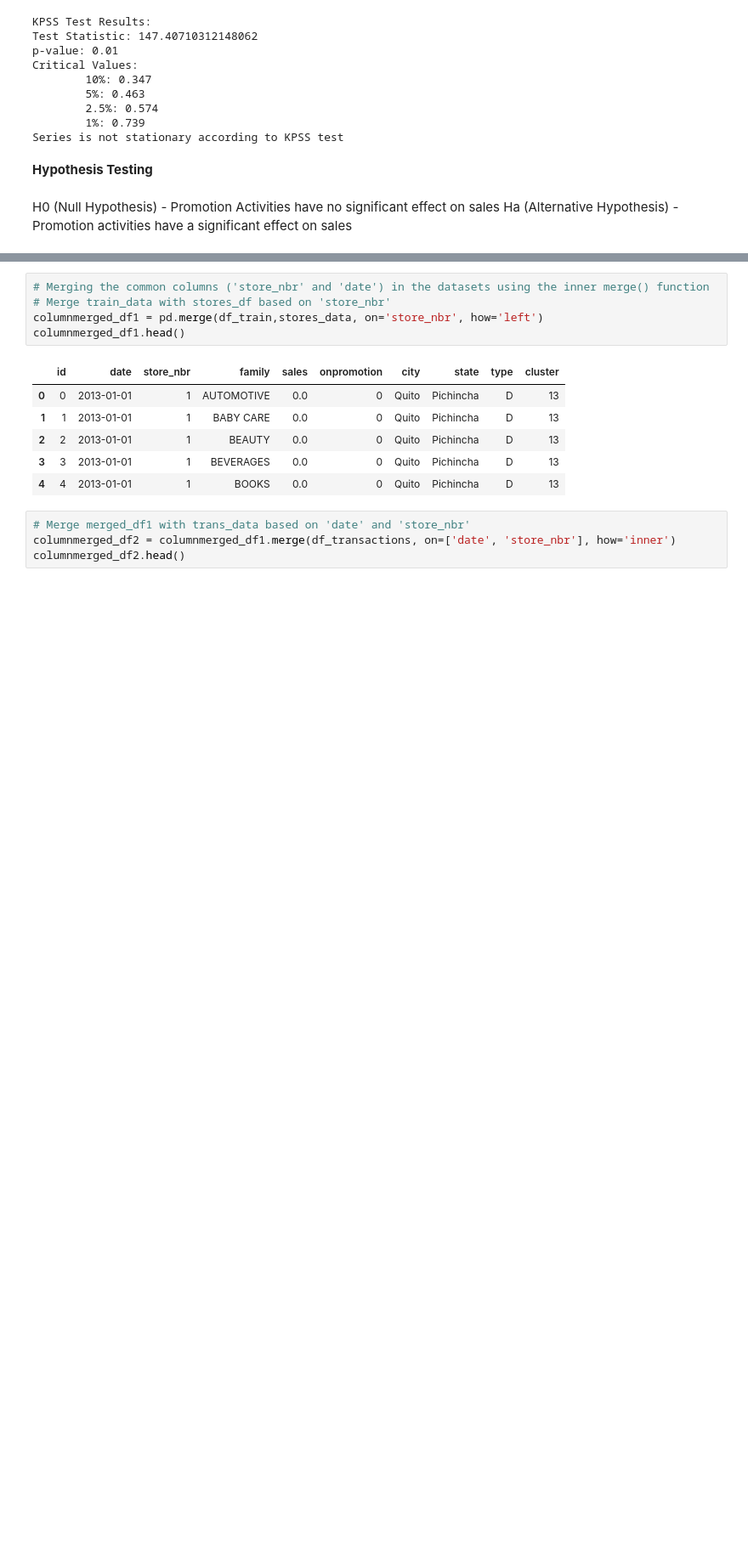
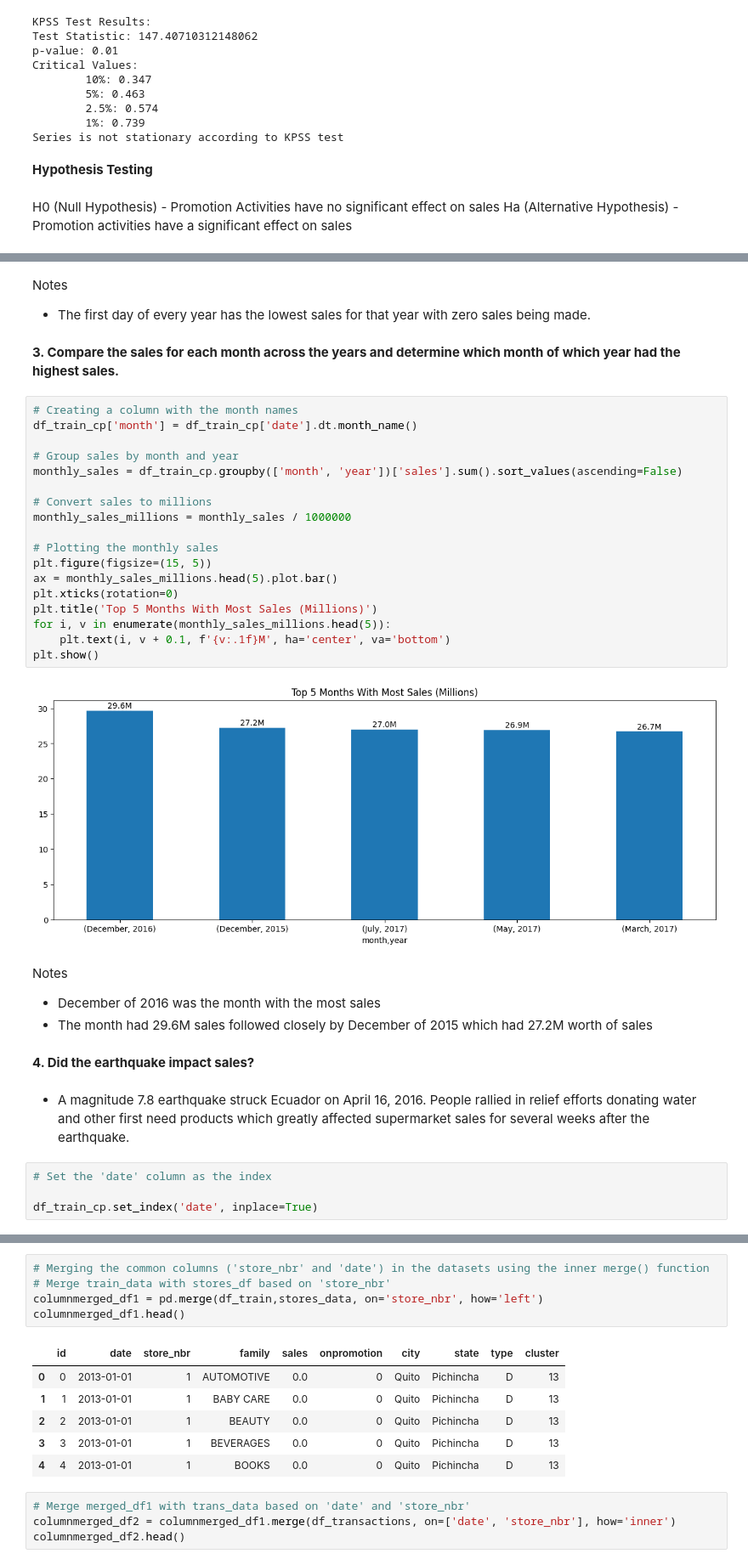
Before and after one commit to Njuraita/Time-Series-Regression-Analysis-Corporation-Favorita-, a Jupyter notebook: Notebooks/main.ipynb, the cells around one changed output, grey strips where cells are left out. Shown at 85% size. Drawn from its saved outputs; the diff is of its cells as text; blank space fills up the shorter version.

```diff
--- a/Notebooks/main.ipynb
+++ b/Notebooks/main.ipynb
@@ -723,0 +947,37 @@ Ha (Alternative Hypothesis) - Promotion activities have a significant effect on
+# %% [markdown]
+Notes
+- The first day of every year has the lowest sales for that year with zero sales being made.
+# %% [markdown]
+**3. Compare the sales for each month across the years and determine which month of which year had the highest sales.**
+# %%
+# Creating a column with the month names
+df_train_cp['month'] = df_train_cp['date'].dt.month_name()
+
+# Group sales by month and year
+monthly_sales = df_train_cp.groupby(['month', 'year'])['sales'].sum().sort_values(ascending=False)
+
+# Convert sales to millions
+monthly_sales_millions = monthly_sales / 1000000
+
+# Plotting the monthly sales
+plt.figure(figsize=(15, 5))
+ax = monthly_sales_millions.head(5).plot.bar()
+plt.xticks(rotation=0)
+plt.title('Top 5 Months With Most Sales (Millions)')
+for i, v in enumerate(monthly_sales_millions.head(5)):
+    plt.text(i, v + 0.1, f'{v:.1f}M', ha='center', va='bottom')
+plt.show()
+# %% [output]
+[figure, added]
+# %% [markdown]
+Notes
+- December of 2016 was the month with the most sales
+- The month had 29.6M sales followed closely by December of 2015 which had 27.2M worth of sales
+# %% [markdown]
+**4. Did the earthquake impact sales?**
+# %% [markdown]
+- A magnitude 7.8 earthquake struck Ecuador on April 16, 2016. People rallied in relief efforts donating water and other first need products which greatly affected supermarket sales for several weeks after the earthquake.
+# %%
+# Set the 'date' column as the index
+
+df_train_cp.set_index('date', inplace=True)
```
Also changed, not shown: parts of 50 cells of this notebook.
